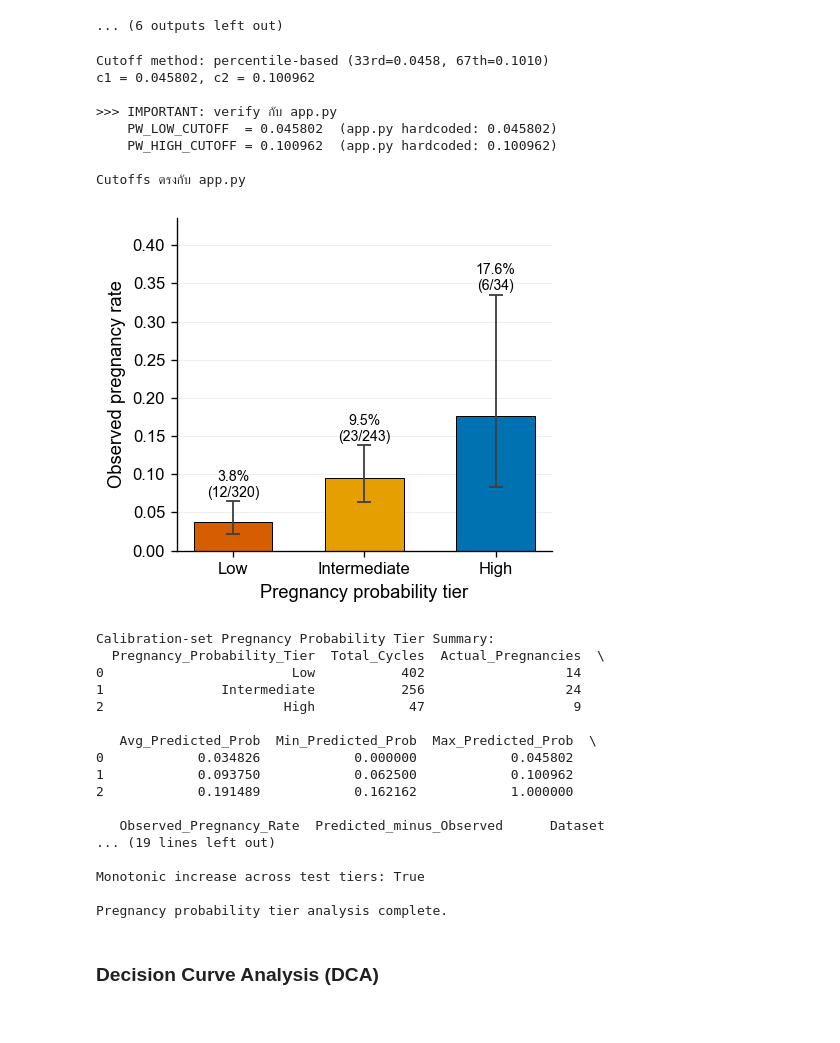
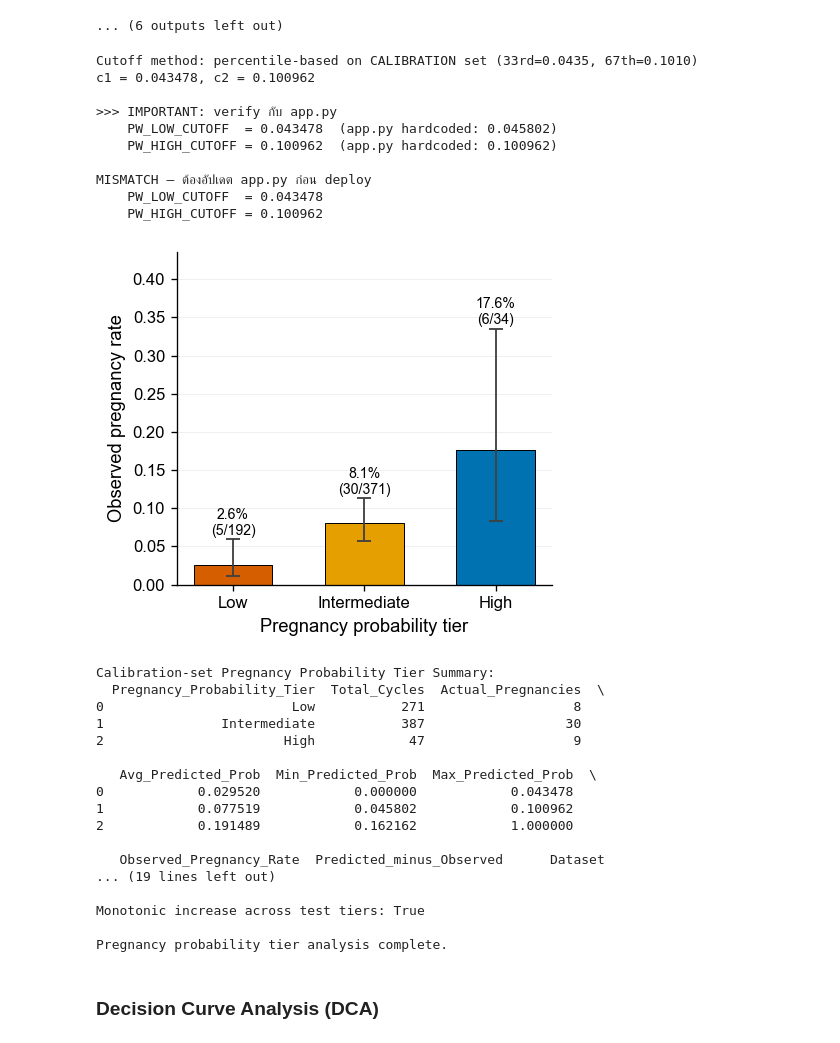
Before and after one commit to napasornangel-cloud/iui-outcome-prediction, a Jupyter notebook: src/model_training.ipynb, the cells around one changed output. Cells and saved outputs as stored; diff of their text form; code cells hidden in the pictures.

Commit message:
Fix tier cutoff circularity: use calibration set percentiles instead of test set (postwash, full-feature, first-visit models)

```diff
--- a/src/model_training.ipynb
+++ b/src/model_training.ipynb
@@ -2244,7 +2211,6 @@ import seaborn as sns
 # ==========================================
 # Pregnancy Probability Tier Analysis
 # Final calibrated model
-# FIX: ใช้ percentile-based cutoffs จาก test set distribution
 # ==========================================
 
 clinical_dir = FIGURE_DIR / "clinical"
@@ -2276,11 +2242,10 @@ tier_labels = [
 
 # --------------------------------
 # 2) Percentile-based cutoffs จาก test set distribution
-# แบ่ง 3 กลุ่มเท่าๆ กัน แล้วดู observed pregnancy rate
 # --------------------------------
-c1 = float(np.percentile(test_probs_calibrated, 33))
-c2 = float(np.percentile(test_probs_calibrated, 67))
-cutoff_method = f"percentile-based (33rd={c1:.4f}, 67th={c2:.4f})"
+c1 = float(np.percentile(cal_probs_calibrated, 33))
+c2 = float(np.percentile(cal_probs_calibrated, 67))
+cutoff_method = f"percentile-based on CALIBRATION set (33rd={c1:.4f}, 67th={c2:.4f})"
 
 print(f"Cutoff method: {cutoff_method}")
 print(f"c1 = {c1:.6f}, c2 = {c2:.6f}")
@@ -2511,47 +2476,49 @@ for side in ["top", "right"]:
 ax.grid(axis="y", alpha=0.20)
 
 fig.tight_layout()
 
 save_fig(
     fig,
     clinical_dir / "pregnancy_probability_tier_analysis_final_model_calibrated"
 )
 
 plt.show()
 plt.close()
 # --------------------------------
 # 9) Print summaries
 # --------------------------------
 print("\nCalibration-set Pregnancy Probability Tier Summary:")
 print(cal_tier_summary)
 
 print("\nTest-set Pregnancy Probability Tier Summary:")
 print(tier_summary)
 
 test_rates = tier_summary['Observed_Pregnancy_Rate'].values
 is_monotonic = np.all(np.diff(test_rates) > 0)
 
 print(f"\nMonotonic increase across test tiers: {is_monotonic}")
 print("\nPregnancy probability tier analysis complete.")
 # %% [output]
-Cutoff method: percentile-based (33rd=0.0458, 67th=0.1010)
-c1 = 0.045802, c2 = 0.100962
+Cutoff method: percentile-based on CALIBRATION set (33rd=0.0435, 67th=0.1010)
+c1 = 0.043478, c2 = 0.100962
 
 >>> IMPORTANT: verify กับ app.py
-    PW_LOW_CUTOFF  = 0.045802  (app.py hardcoded: 0.045802)
+    PW_LOW_CUTOFF  = 0.043478  (app.py hardcoded: 0.045802)
     PW_HIGH_CUTOFF = 0.100962  (app.py hardcoded: 0.100962)
 
-Cutoffs ตรงกับ app.py
+MISMATCH — ต้องอัปเดต app.py ก่อน deploy
+    PW_LOW_CUTOFF  = 0.043478
+    PW_HIGH_CUTOFF = 0.100962
-[figure, old version]
+[figure, new version]
 Calibration-set Pregnancy Probability Tier Summary:
   Pregnancy_Probability_Tier  Total_Cycles  Actual_Pregnancies  \
-0                        Low           402                  14
-1               Intermediate           256                  24
+0                        Low           271                   8
+1               Intermediate           387                  30
 2                       High            47                   9
 
    Avg_Predicted_Prob  Min_Predicted_Prob  Max_Predicted_Prob  \
-0            0.034826            0.000000            0.045802
-1            0.093750            0.062500            0.100962
+0            0.029520            0.000000            0.043478
+1            0.077519            0.045802            0.100962
 2            0.191489            0.162162            1.000000
 
    Observed_Pregnancy_Rate  Predicted_minus_Observed      Dataset
```
Also changed, not shown: parts of 2 cells of this notebook, 8 other files.
